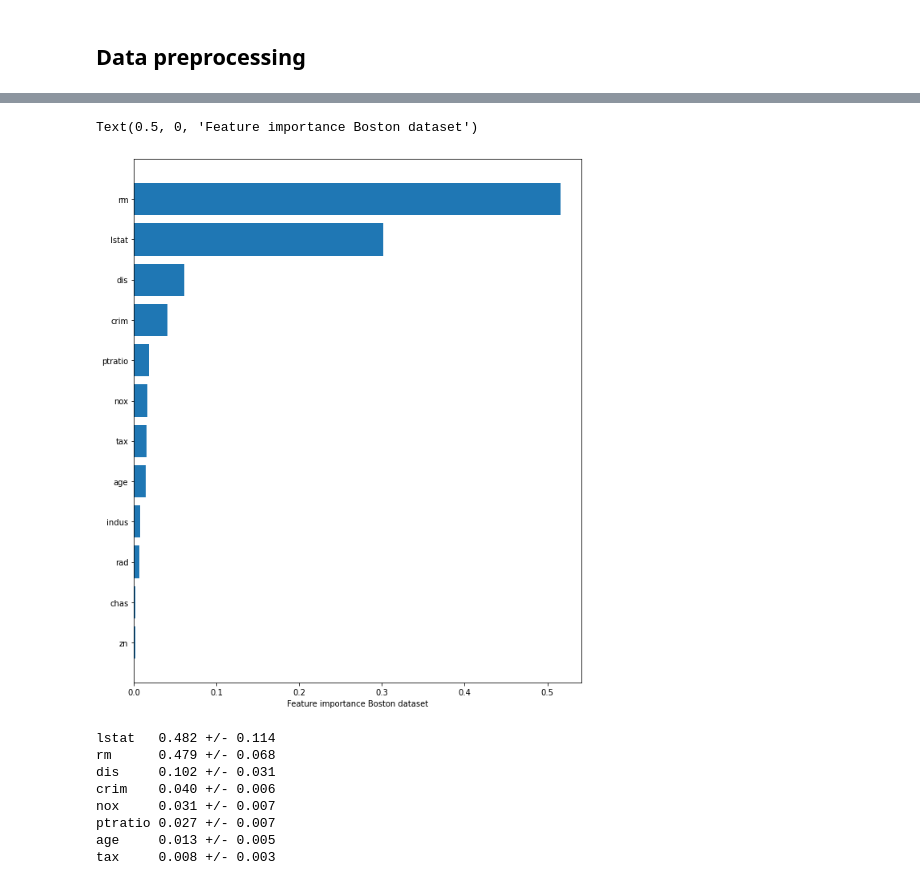
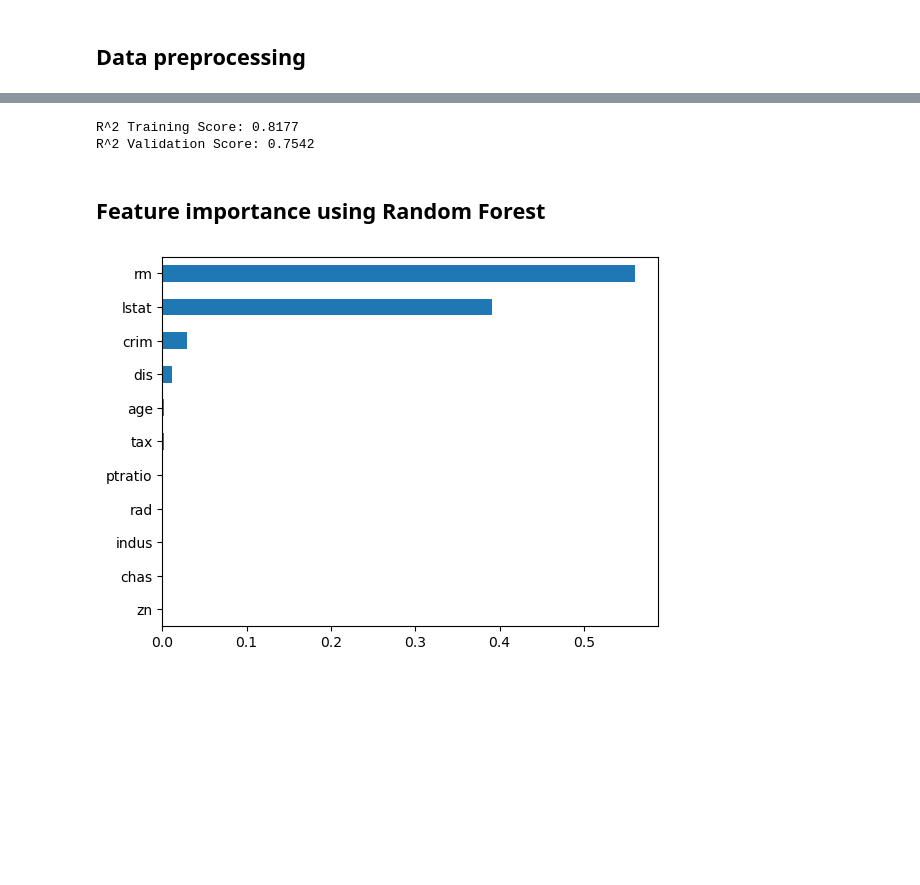
Before and after one commit to lilianabs/customer-acceptance, a Jupyter notebook: boston_example.ipynb, the cells around one changed output, grey strips where cells are left out. Saved outputs shown, nothing was run; the diff lists cells and outputs as text; code cells hidden in the pictures; blank space fills up the shorter version.

```diff
--- a/boston_example.ipynb
+++ b/boston_example.ipynb
@@ -73,7 +83,7 @@ for i,col in enumerate(df_boston.columns):
 ## Data preprocessing
 # %%
 y = df_boston.medv
-X = df_boston.drop('medv', axis=1)
+X = df_boston.drop(['medv', 'nox'], axis=1)
 # %%
 X_train, X_val, y_train, y_val = train_test_split(X, y,
                                                     test_size=.20,
@@ -86,3 +93,11 @@ rf = RandomForestRegressor(n_estimators=70,
+# %%
+rf = RandomForestRegressor(random_state=42,
+                           n_estimators= 100,
+                           min_samples_leaf = 20,
+                           max_depth= 7,
+                           n_jobs=-1,
+                           oob_score=True,
+                          )
 # %%
 rf.fit(X_train, y_train)
 # %% [output]
@@ -92,29 +106,13 @@ feat_imp_sorted = rf.feature_importances_.argsort()
-# %%
-plt.figure(figsize=(10,12))
-
-plt.barh(df_boston.columns[feat_imp_sorted], rf.feature_importances_[feat_imp_sorted])
-plt.xlabel("Feature importance Boston dataset")
-# %% [output]
-Text(0.5, 0, 'Feature importance Boston dataset')
-[figure, removed]
-# %%
-# Permutation importance using sklearn
-
-r = permutation_importance(rf, X_val, y_val,
-                            n_repeats=30,
-                            random_state=0)
-
-for i in r.importances_mean.argsort()[::-1]:
-    if r.importances_mean[i] - 2 * r.importances_std[i] > 0:
-        print(f"{df_boston.columns[i]:<8}"
-              f"{r.importances_mean[i]:.3f}"
-              f" +/- {r.importances_std[i]:.3f}")
-# %% [output]
-lstat   0.482 +/- 0.114
-rm      0.479 +/- 0.068
-dis     0.102 +/- 0.031
-crim    0.040 +/- 0.006
-nox     0.031 +/- 0.007
-ptratio 0.027 +/- 0.007
-age     0.013 +/- 0.005
-tax     0.008 +/- 0.003
+# %%
+print('R^2 Training Score: {:.4f}\nR^2 Validation Score: {:.4f}'.format(rf.score(X_train, y_train),
+                                                                         rf.score(X_val, y_val)))
+# %% [output]
+R^2 Training Score: 0.8177
+R^2 Validation Score: 0.7542
+# %% [markdown]
+## Feature importance using Random Forest
+# %%
+feat_importances = pd.Series(rf.feature_importances_, index = X_train.columns).sort_values(ascending = True)
+feat_importances.plot(kind = 'barh');
+# %% [output]
+[figure, added]
```
Also changed, not shown: parts of 33 cells of this notebook, 1 other file.
